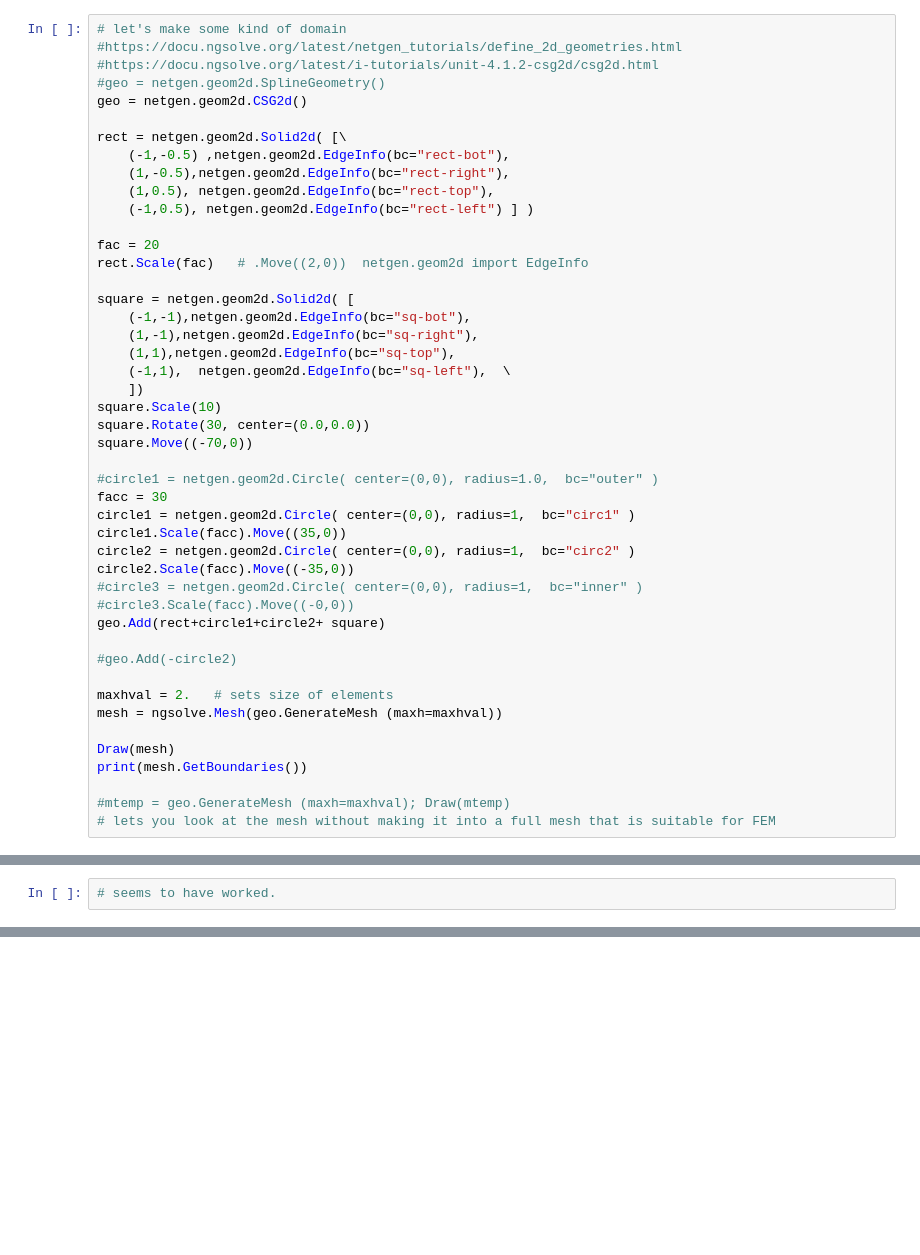
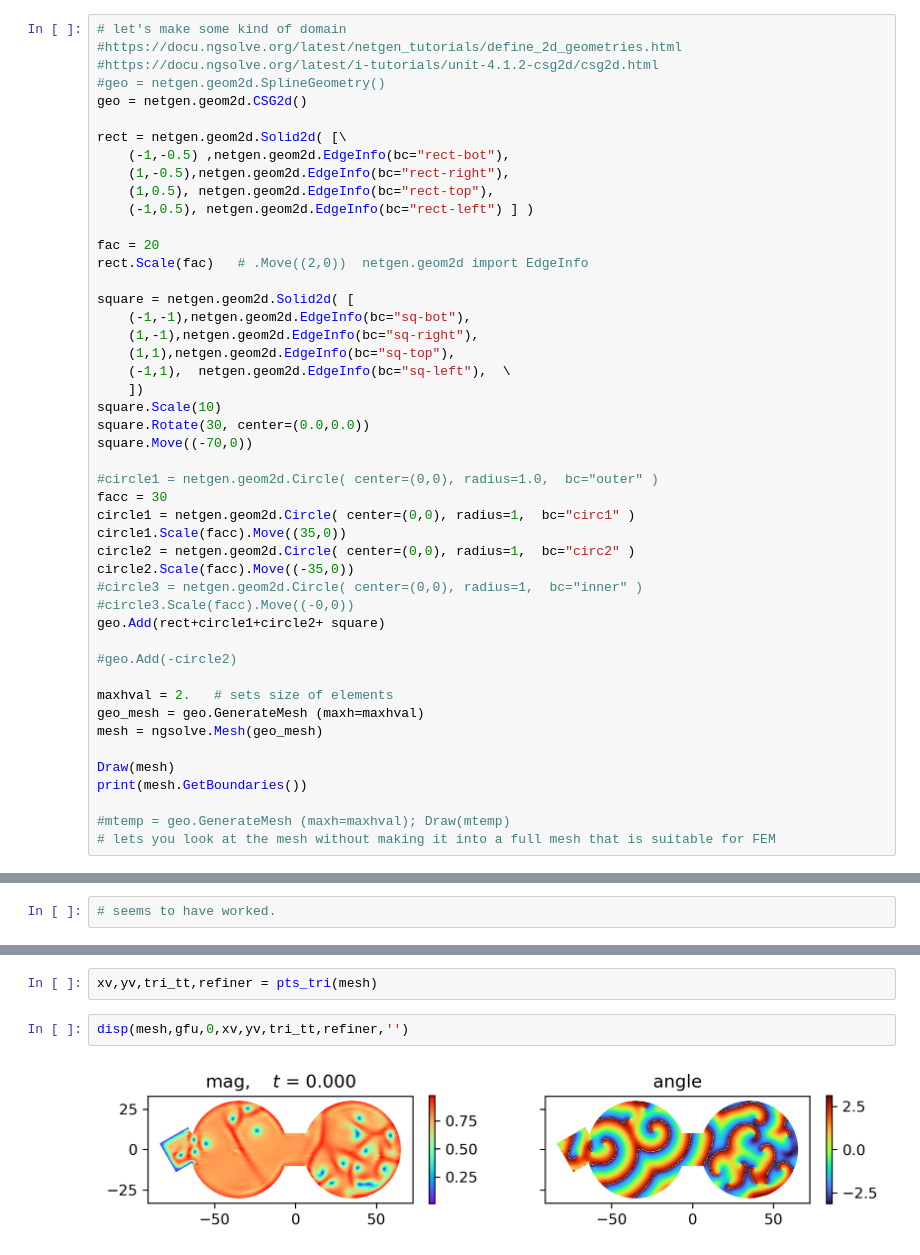
Before and after one commit to aquillen/Pattern_formation_FEM_NGsolve, a Jupyter notebook: complex_ginzburg_landau_long_v00.ipynb, the cells around one changed output, grey strips where cells are left out. Drawn from its saved outputs; the diff is of its cells as text; blank space fills up the shorter version.

```diff
--- a/complex_ginzburg_landau_long_v00.ipynb
+++ b/complex_ginzburg_landau_long_v00.ipynb
@@ -47,7 +55,8 @@ geo.Add(rect+circle1+circle2+ square)
 #geo.Add(-circle2)
 
 maxhval = 2.   # sets size of elements
-mesh = ngsolve.Mesh(geo.GenerateMesh (maxh=maxhval))
+geo_mesh = geo.GenerateMesh (maxh=maxhval)
+mesh = ngsolve.Mesh(geo_mesh)
 
 Draw(mesh)
 print(mesh.GetBoundaries())
@@ -388,0 +411,6 @@ disp(mesh2,gfu,30,xv,yv,triangles)  # worked but is not smooth and boundary does
+# %%
+xv,yv,tri_tt,refiner = pts_tri(mesh)
+# %%
+disp(mesh,gfu,0,xv,yv,tri_tt,refiner,'')
+# %% [output]
+[figure, added]
```
Also changed, not shown: parts of 26 cells of this notebook.
